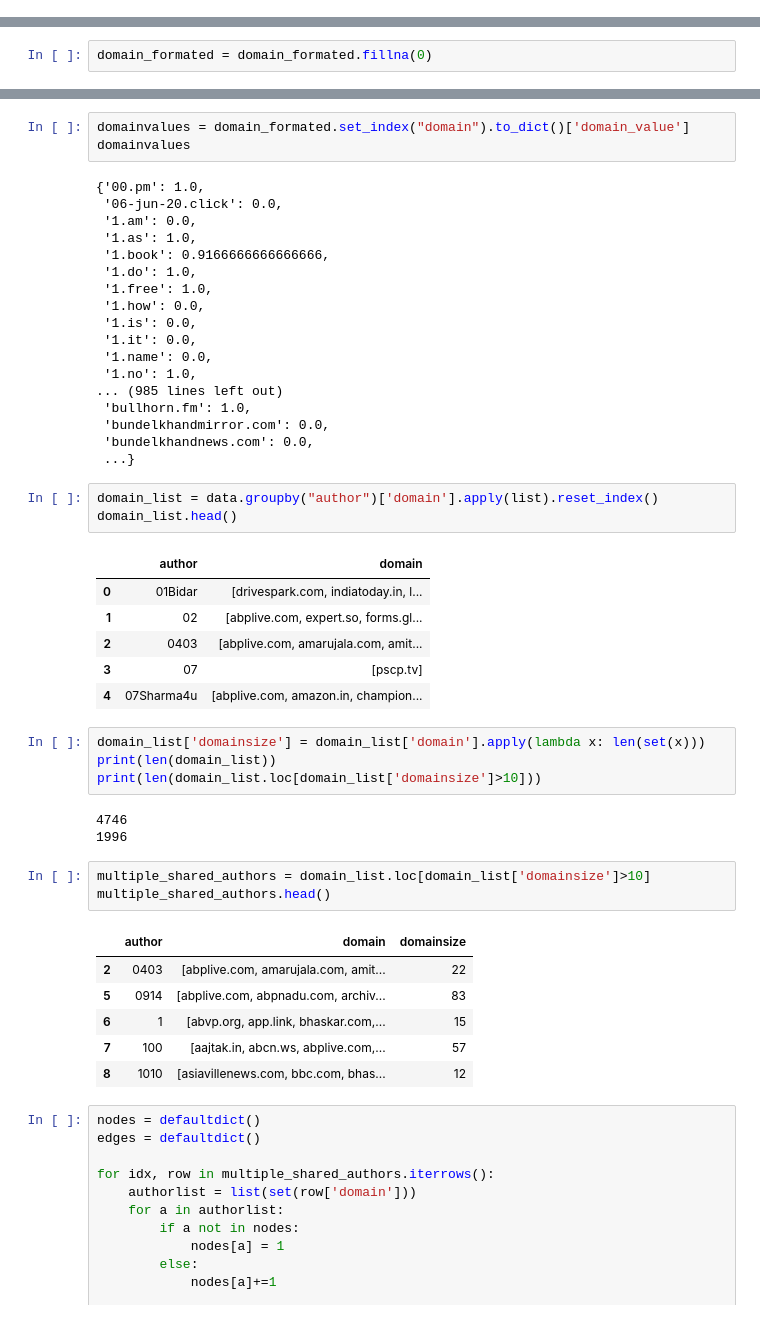
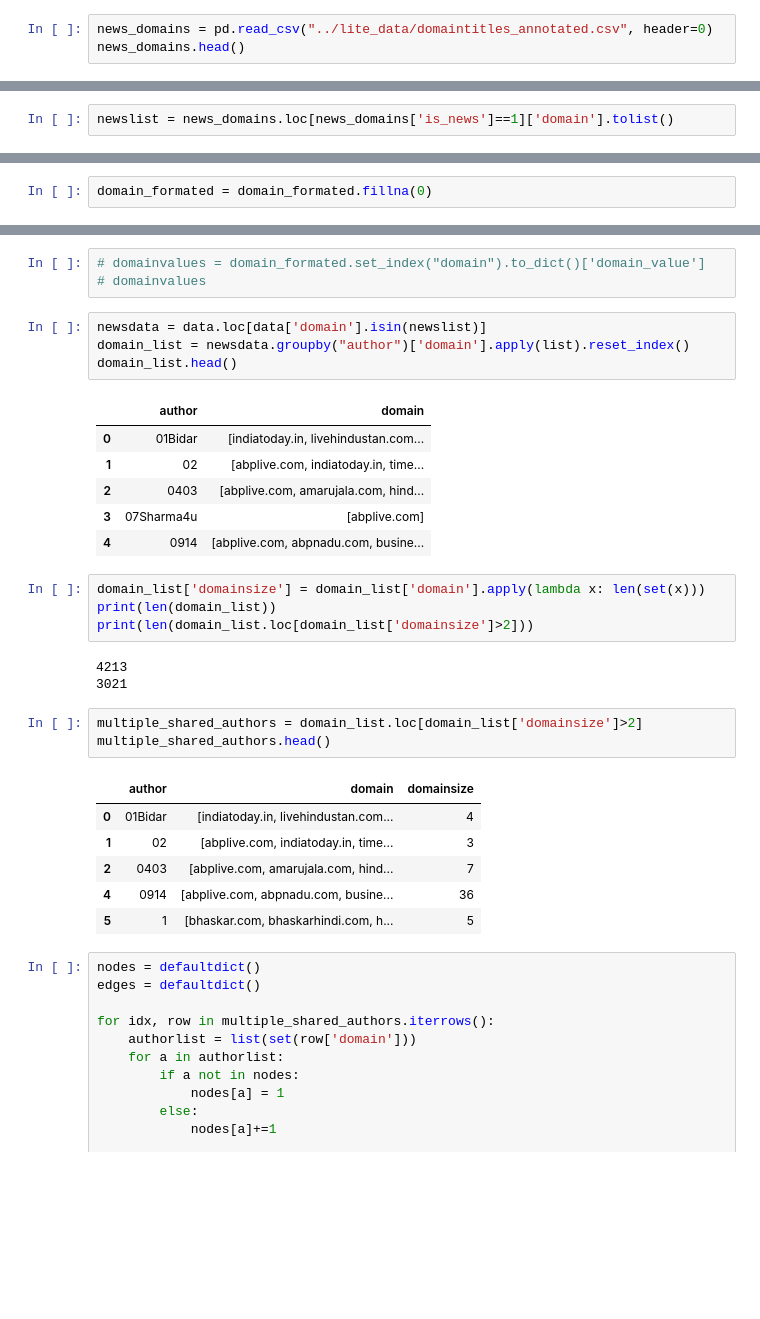
Before and after one commit to shrutiphadke/adversarial_IN, a Jupyter notebook: data_processing/domain_sharing_network.ipynb, the cells around one changed output, grey strips where cells are left out. Saved outputs shown, nothing was run; the diff lists cells and outputs as text; blank space fills up the shorter version.

```diff
--- a/data_processing/domain_sharing_network.ipynb
+++ b/data_processing/domain_sharing_network.ipynb
@@ -105,0 +168,3 @@ Counter({'BJP': 2531, 'INC': 2214, 'AAP': 340})
+# %%
+news_domains = pd.read_csv("../lite_data/domaintitles_annotated.csv", header=0)
+news_domains.head()
@@ -106,3 +178,5 @@ Counter({'BJP': 2531, 'INC': 2214, 'AAP': 340})
+# %%
+newslist = news_domains.loc[news_domains['is_news']==1]['domain'].tolist()
 # %% [markdown]
 ### create co-sharing network
 # %%
@@ -270,51 +354,34 @@ domain_formated.domain_value.plot(kind='hist', bins=100)
 # %%
-domainvalues = domain_formated.set_index("domain").to_dict()['domain_value']
-domainvalues
+# domainvalues = domain_formated.set_index("domain").to_dict()['domain_value']
+# domainvalues
-# %% [output]
-{'00.pm': 1.0,
- '06-jun-20.click': 0.0,
- '1.am': 0.0,
- '1.as': 1.0,
- '1.book': 0.9166666666666666,
- '1.do': 1.0,
- '1.free': 1.0,
- '1.how': 0.0,
- '1.is': 0.0,
- '1.it': 0.0,
- '1.name': 0.0,
- '1.no': 1.0,
-... (985 lines left out)
- 'bullhorn.fm': 1.0,
- 'bundelkhandmirror.com': 0.0,
- 'bundelkhandnews.com': 0.0,
- ...}
 # %%
-domain_list = data.groupby("author")['domain'].apply(list).reset_index()
+newsdata = data.loc[data['domain'].isin(newslist)]
+domain_list = newsdata.groupby("author")['domain'].apply(list).reset_index()
 domain_list.head()
 # %% [output]
 |  | author | domain |
-| 0 | 01Bidar | [drivespark.com, indiatoday.in, l... |
-| 1 | 02 | [abplive.com, expert.so, forms.gl... |
-| 2 | 0403 | [abplive.com, amarujala.com, amit... |
-| 3 | 07 | [pscp.tv] |
-| 4 | 07Sharma4u | [abplive.com, amazon.in, champion... |
+| 0 | 01Bidar | [indiatoday.in, livehindustan.com... |
+| 1 | 02 | [abplive.com, indiatoday.in, time... |
+| 2 | 0403 | [abplive.com, amarujala.com, hind... |
+| 3 | 07Sharma4u | [abplive.com] |
+| 4 | 0914 | [abplive.com, abpnadu.com, busine... |
 # %%
 domain_list['domainsize'] = domain_list['domain'].apply(lambda x: len(set(x)))
 print(len(domain_list))
-print(len(domain_list.loc[domain_list['domainsize']>10]))
+print(len(domain_list.loc[domain_list['domainsize']>2]))
 # %% [output]
-4746
-1996
+4213
+3021
 # %%
-multiple_shared_authors = domain_list.loc[domain_list['domainsize']>10]
+multiple_shared_authors = domain_list.loc[domain_list['domainsize']>2]
 multiple_shared_authors.head()
 # %% [output]
 |  | author | domain | domainsize |
-| 2 | 0403 | [abplive.com, amarujala.com, amit... | 22 |
-| 5 | 0914 | [abplive.com, abpnadu.com, archiv... | 83 |
-| 6 | 1 | [abvp.org, app.link, bhaskar.com,... | 15 |
-| 7 | 100 | [aajtak.in, abcn.ws, abplive.com,... | 57 |
-| 8 | 1010 | [asiavillenews.com, bbc.com, bhas... | 12 |
+| 0 | 01Bidar | [indiatoday.in, livehindustan.com... | 4 |
+| 1 | 02 | [abplive.com, indiatoday.in, time... | 3 |
+| 2 | 0403 | [abplive.com, amarujala.com, hind... | 7 |
+| 4 | 0914 | [abplive.com, abpnadu.com, busine... | 36 |
+| 5 | 1 | [bhaskar.com, bhaskarhindi.com, h... | 5 |
 # %%
 nodes = defaultdict()
 edges = defaultdict()
```
Also changed, not shown: parts of 38 cells of this notebook, 6 other files.
